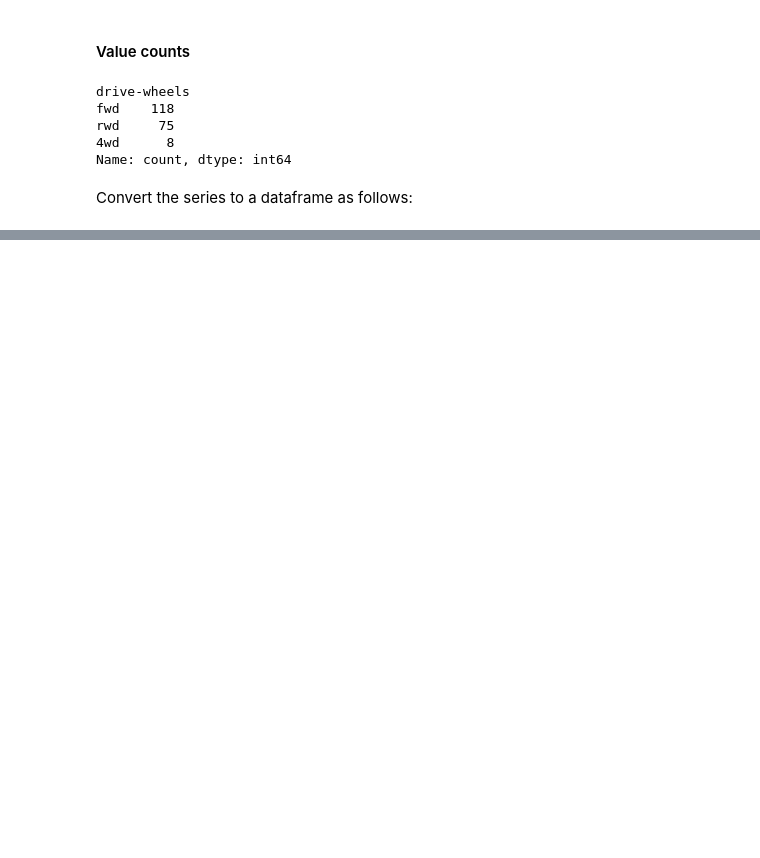
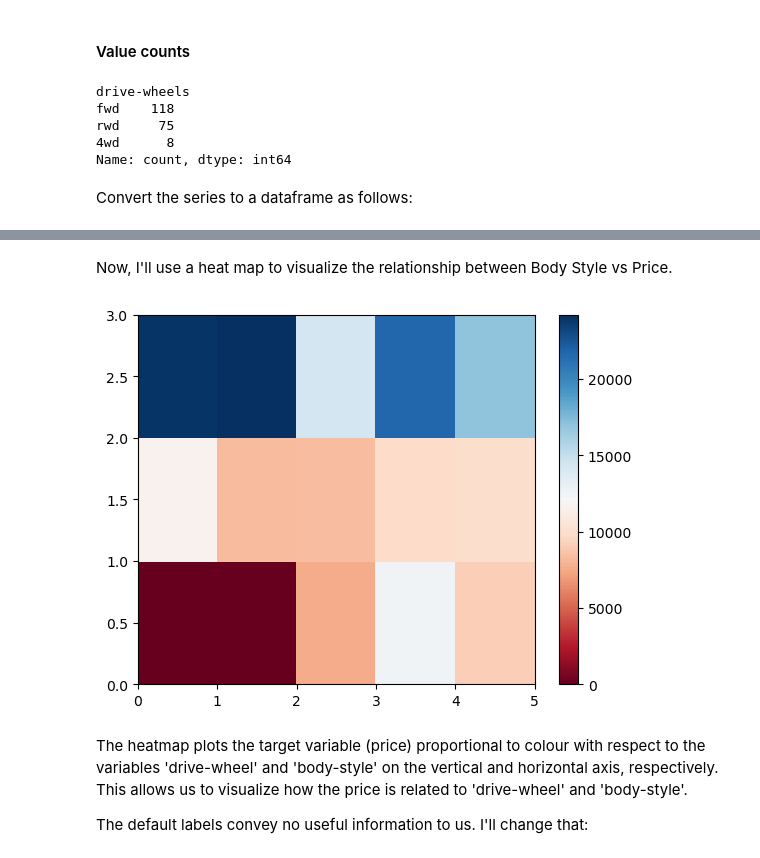
Before and after one commit to oktavianuu/data-analysis, a Jupyter notebook: EDA/exploratory-data-analysis.ipynb, the cells around one changed output, grey strips where cells are left out. Saved outputs shown, nothing was run; the diff lists cells and outputs as text; code cells hidden in the pictures; blank space fills up the shorter version.

```diff
--- a/EDA/exploratory-data-analysis.ipynb
+++ b/EDA/exploratory-data-analysis.ipynb
@@ -193,0 +260,5 @@ df["drive-wheels"].value_counts().to_frame()
+# %%
+# grouping test
+df_gptest = df[['drive-wheels','body-style','price']]
+grouped_test1 = df_gptest.groupby(['drive-wheels','body-style'], as_index=False).mean()
+grouped_test1
@@ -193,0 +284,3 @@ df["drive-wheels"].value_counts().to_frame()
+# %%
+grouped_pivot = grouped_test1.pivot(index='drive-wheels', columns='body-style')
+grouped_pivot
@@ -193,0 +296,3 @@ df["drive-wheels"].value_counts().to_frame()
+# %%
+grouped_pivot = grouped_pivot.fillna(0) # fill missing value with 0
+grouped_pivot
@@ -193,0 +317,12 @@ df["drive-wheels"].value_counts().to_frame()
+# %% [markdown]
+Now, I'll use a heat map to visualize the relationship between Body Style vs Price.
+# %%
+plt.pcolor(grouped_pivot, cmap='RdBu')
+plt.colorbar()
+plt.show()
+# %% [output]
+[figure, added]
+# %% [markdown]
+The heatmap plots the target variable (price) proportional to colour with respect to the variables 'drive-wheel' and 'body-style' on the vertical and horizontal axis, respectively. This allows us to visualize how the price is related to 'drive-wheel' and 'body-style'.
+
+The default labels convey no useful information to us. I'll change that:
```
Also changed, not shown: parts of 20 cells of this notebook.
